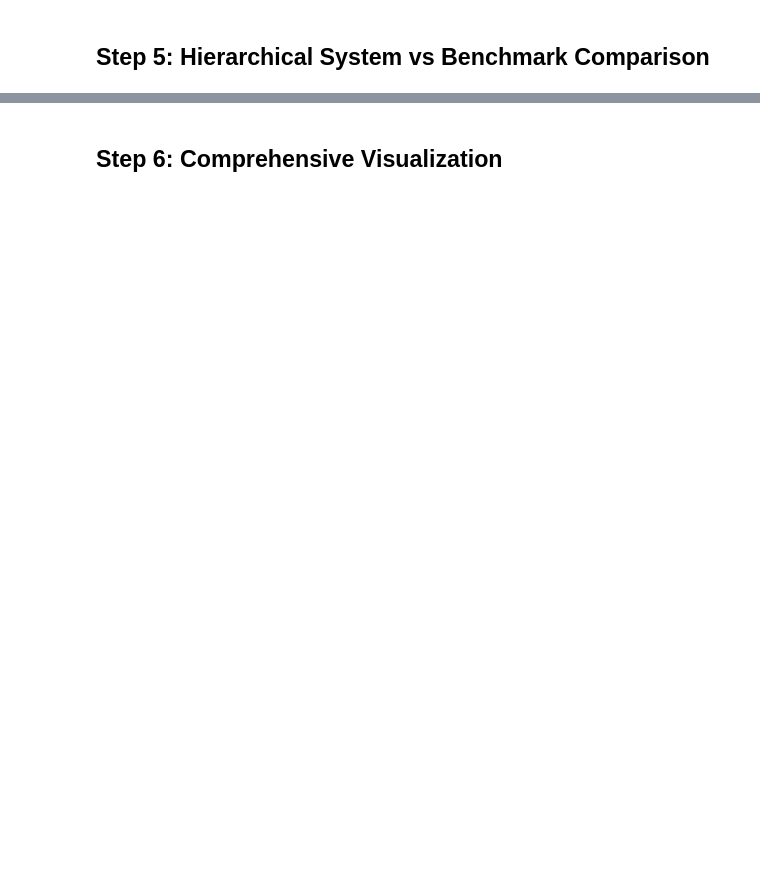
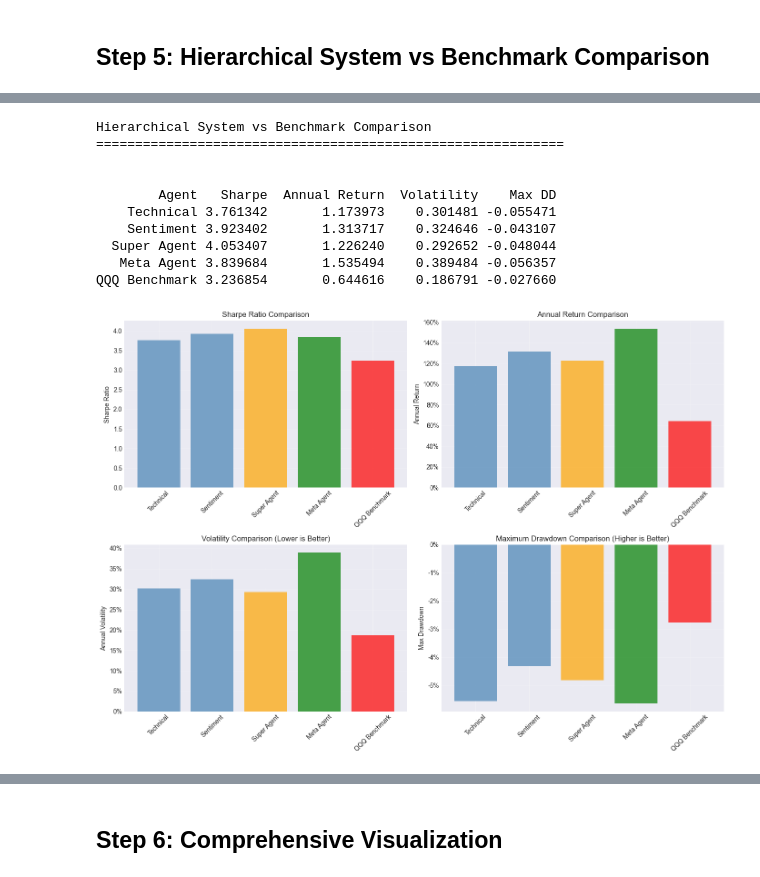
Before and after one commit to natalia-marko/reinforcement-learning-in-finance, a Jupyter notebook: harlf_weekly/notebooks/05_backtest.ipynb, the cells around one changed output, grey strips where cells are left out. Drawn from its saved outputs; the diff is of its cells as text; code cells hidden in the pictures; blank space fills up the shorter version.

```diff
--- a/harlf_weekly/notebooks/05_backtest.ipynb
+++ b/harlf_weekly/notebooks/05_backtest.ipynb
@@ -321,0 +331,77 @@ Calmar Ratio (Return/Drawdown):
+# %%
+# Compare all hierarchical agents and benchmark
+print("Hierarchical System vs Benchmark Comparison")
+print("="*60)
+
+# Create comparison table
+comparison_data = {
+    'Agent': ['Technical', 'Sentiment', 'Super Agent', 'Meta Agent', 'QQQ Benchmark'],
+    'Sharpe': [tech_test['sharpe'], sent_test['sharpe'], super_test['sharpe'],
+               test_meta['sharpe'], qqq_metrics['sharpe']],
+    'Annual Return': [tech_test['annual_return'], sent_test['annual_return'],
+                      super_test['annual_return'], test_meta['annual_return'],
+                      qqq_metrics['annual_return']],
+    'Volatility': [tech_test['annual_volatility'], sent_test['annual_volatility'],
+                   super_test['annual_volatility'], test_meta['annual_volatility'],
+                   qqq_metrics['annual_volatility']],
+    'Max DD': [tech_test['max_drawdown'], sent_test['max_drawdown'],
+               super_test['max_drawdown'], test_meta['max_drawdown'],
+               qqq_metrics['max_drawdown']]
+}
+
+comparison_df = pd.DataFrame(comparison_data)
+print("\n")
+print(comparison_df.to_string(index=False))
+
+# Visualize comparison
+fig, axes = plt.subplots(2, 2, figsize=(14, 10))
+
+# Sharpe Ratio comparison
+axes[0, 0].bar(comparison_df['Agent'], comparison_df['Sharpe'],
+               color=['steelblue', 'steelblue', 'orange', 'green', 'red'], alpha=0.7)
+axes[0, 0].set_ylabel('Sharpe Ratio')
+axes[0, 0].set_title('Sharpe Ratio Comparison')
+axes[0, 0].grid(True, alpha=0.3)
+axes[0, 0].tick_params(axis='x', rotation=45)
+
+# Annual Return comparison
+axes[0, 1].bar(comparison_df['Agent'], comparison_df['Annual Return'],
+               color=['steelblue', 'steelblue', 'orange', 'green', 'red'], alpha=0.7)
+axes[0, 1].set_ylabel('Annual Return')
+axes[0, 1].set_title('Annual Return Comparison')
+axes[0, 1].grid(True, alpha=0.3)
+axes[0, 1].tick_params(axis='x', rotation=45)
+axes[0, 1].yaxis.set_major_formatter(plt.FuncFormatter(lambda y, _: f'{y:.0%}'))
+
+# Volatility comparison
+axes[1, 0].bar(comparison_df['Agent'], comparison_df['Volatility'],
+               color=['steelblue', 'steelblue', 'orange', 'green', 'red'], alpha=0.7)
+axes[1, 0].set_ylabel('Annual Volatility')
+axes[1, 0].set_title('Volatility Comparison (Lower is Better)')
+axes[1, 0].grid(True, alpha=0.3)
+axes[1, 0].tick_params(axis='x', rotation=45)
+axes[1, 0].yaxis.set_major_formatter(plt.FuncFormatter(lambda y, _: f'{y:.0%}'))
+
+# Max Drawdown comparison
+axes[1, 1].bar(comparison_df['Agent'], comparison_df['Max DD'],
+               color=['steelblue', 'steelblue', 'orange', 'green', 'red'], alpha=0.7)
+axes[1, 1].set_ylabel('Max Drawdown')
+axes[1, 1].set_title('Maximum Drawdown Comparison (Higher is Better)')
+axes[1, 1].grid(True, alpha=0.3)
+axes[1, 1].tick_params(axis='x', rotation=45)
+axes[1, 1].yaxis.set_major_formatter(plt.FuncFormatter(lambda y, _: f'{y:.0%}'))
+
+plt.tight_layout()
+plt.show()
+# %% [output]
+Hierarchical System vs Benchmark Comparison
+============================================================
+
+
+        Agent   Sharpe  Annual Return  Volatility    Max DD
+    Technical 3.761342       1.173973    0.301481 -0.055471
+    Sentiment 3.923402       1.313717    0.324646 -0.043107
+  Super Agent 4.053407       1.226240    0.292652 -0.048044
+   Meta Agent 3.839684       1.535494    0.389484 -0.056357
+QQQ Benchmark 3.236854       0.644616    0.186791 -0.027660
+[figure, added]
```
Also changed, not shown: parts of 13 cells of this notebook, 19 other files.
